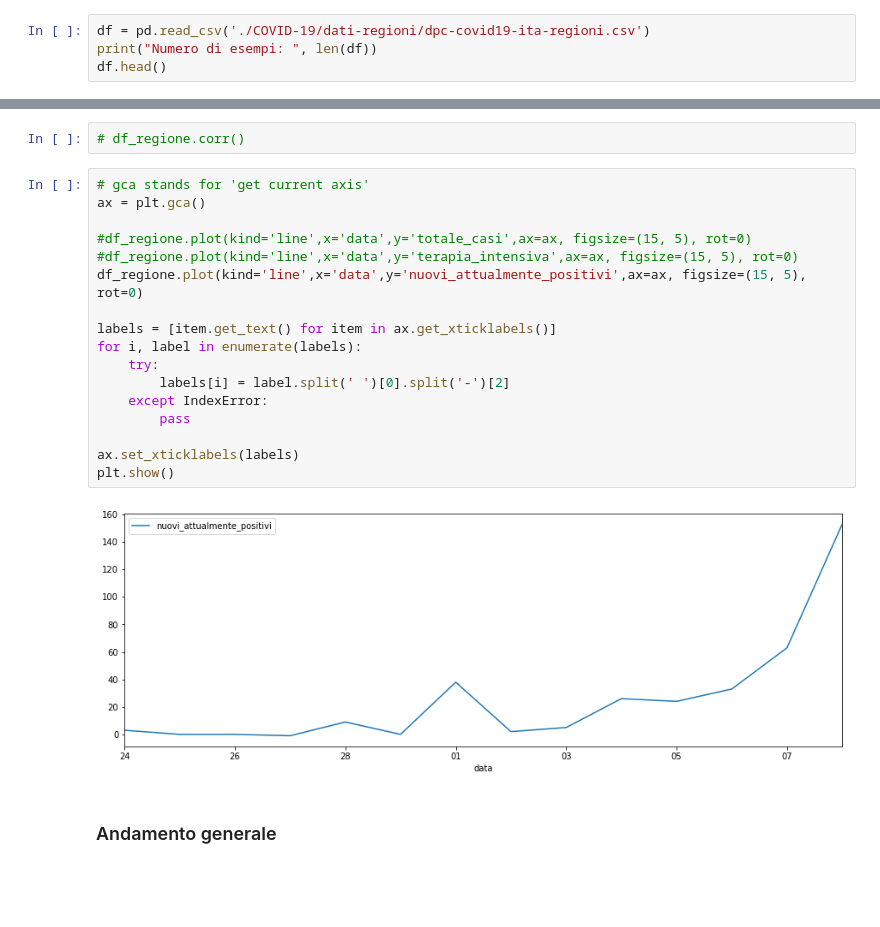
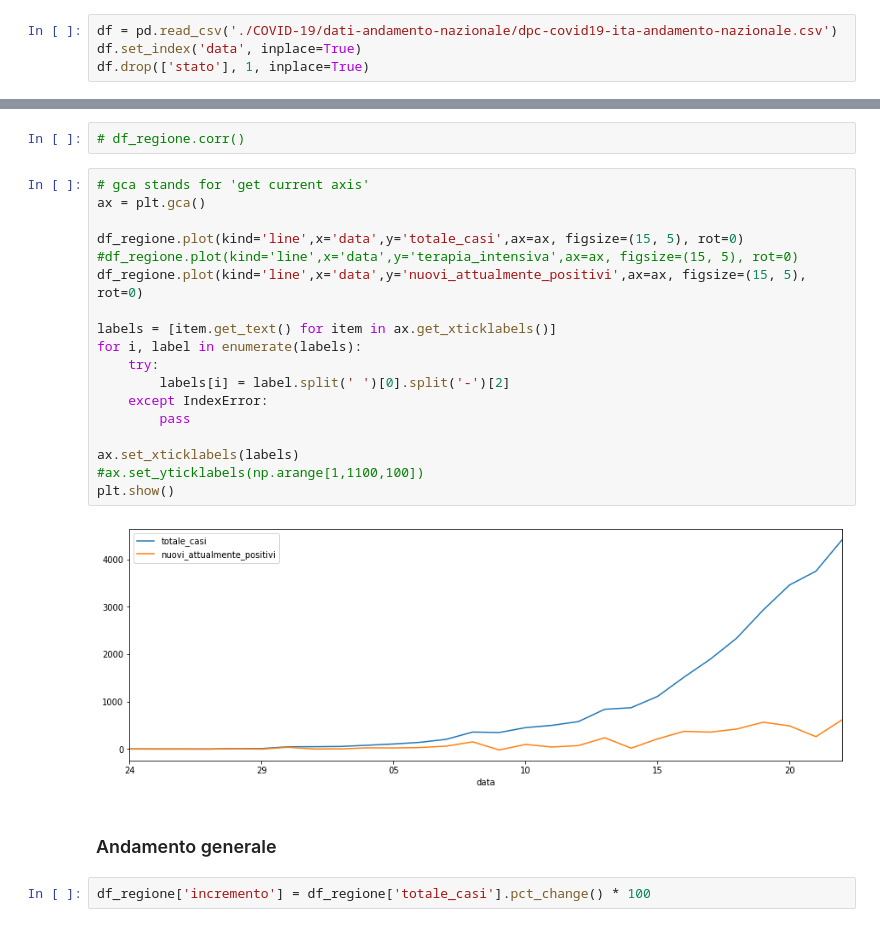
Before and after one commit to marcocaldera/deep-learning-tensorflow-crypto, a Jupyter notebook: COVID19.ipynb, the cells around one changed output, grey strips where cells are left out. Saved outputs shown, nothing was run; the diff lists cells and outputs as text; blank space fills up the shorter version.

```diff
--- a/COVID19.ipynb
+++ b/COVID19.ipynb
@@ -23,6 +62,6 @@ main_folder_path = Path('./COVID-19/dati-regioni')
 label_list = np.array(os.listdir(path=main_folder_path))
 label_list
 # %%
-df = pd.read_csv('./COVID-19/dati-regioni/dpc-covid19-ita-regioni.csv')
-print("Numero di esempi: ", len(df))
-df.head()
+df = pd.read_csv('./COVID-19/dati-andamento-nazionale/dpc-covid19-ita-andamento-nazionale.csv')
+df.set_index('data', inplace=True)
+df.drop(['stato'], 1, inplace=True)
@@ -85,21 +123,24 @@ plt.show()
 # %%
 # gca stands for 'get current axis'
 ax = plt.gca()
 
-#df_regione.plot(kind='line',x='data',y='totale_casi',ax=ax, figsize=(15, 5), rot=0)
+df_regione.plot(kind='line',x='data',y='totale_casi',ax=ax, figsize=(15, 5), rot=0)
 #df_regione.plot(kind='line',x='data',y='terapia_intensiva',ax=ax, figsize=(15, 5), rot=0)
 df_regione.plot(kind='line',x='data',y='nuovi_attualmente_positivi',ax=ax, figsize=(15, 5), rot=0)
 
 labels = [item.get_text() for item in ax.get_xticklabels()]
 for i, label in enumerate(labels):
     try:
         labels[i] = label.split(' ')[0].split('-')[2]
     except IndexError:
         pass
 
 ax.set_xticklabels(labels)
+#ax.set_yticklabels(np.arange[1,1100,100])
 plt.show()
 # %% [output]
-[figure, old version]
+[figure, new version]
 # %% [markdown]
 ### Andamento generale
+# %%
+df_regione['incremento'] = df_regione['totale_casi'].pct_change() * 100
```
Also changed, not shown: parts of 15 cells of this notebook, 1 other file.
